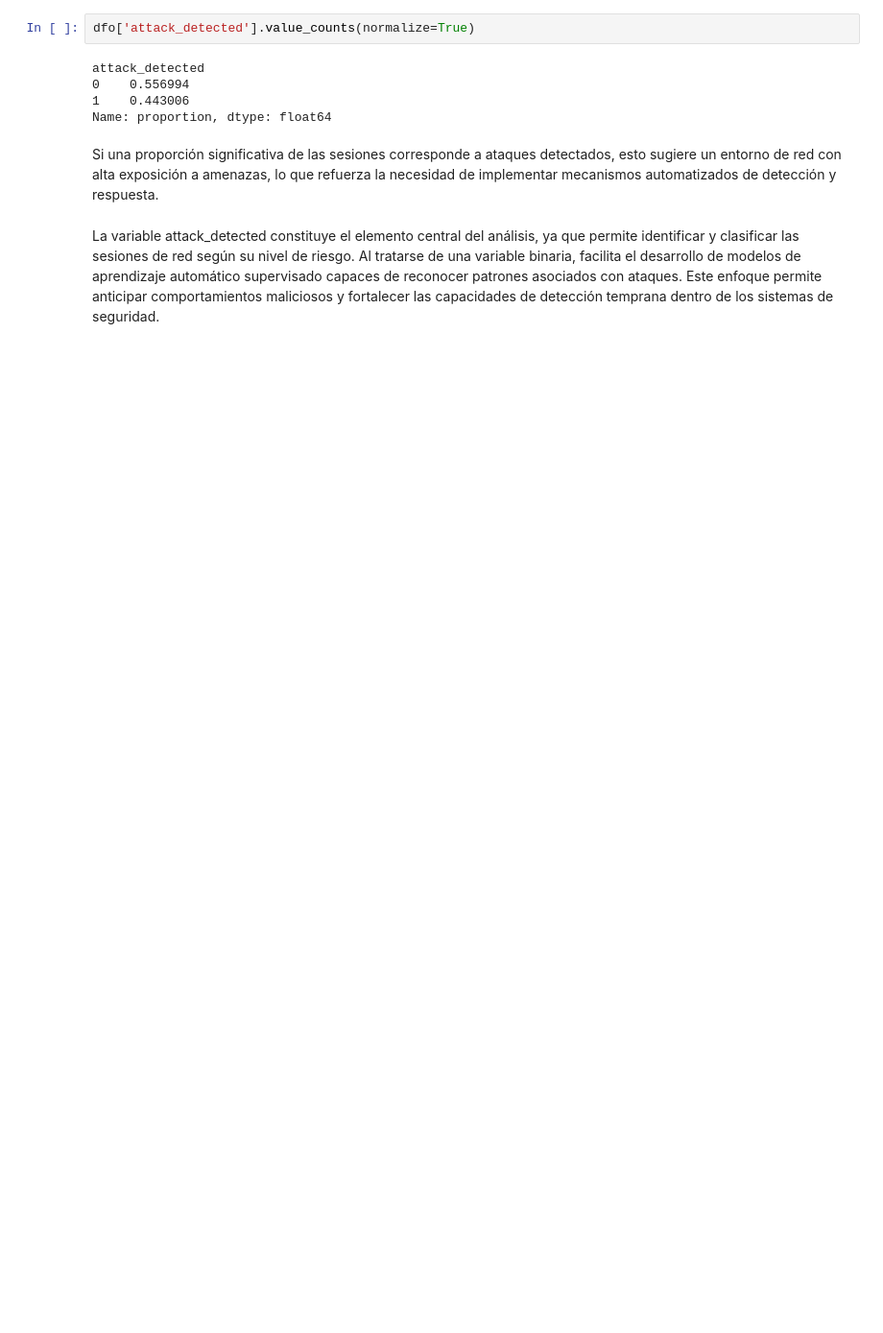
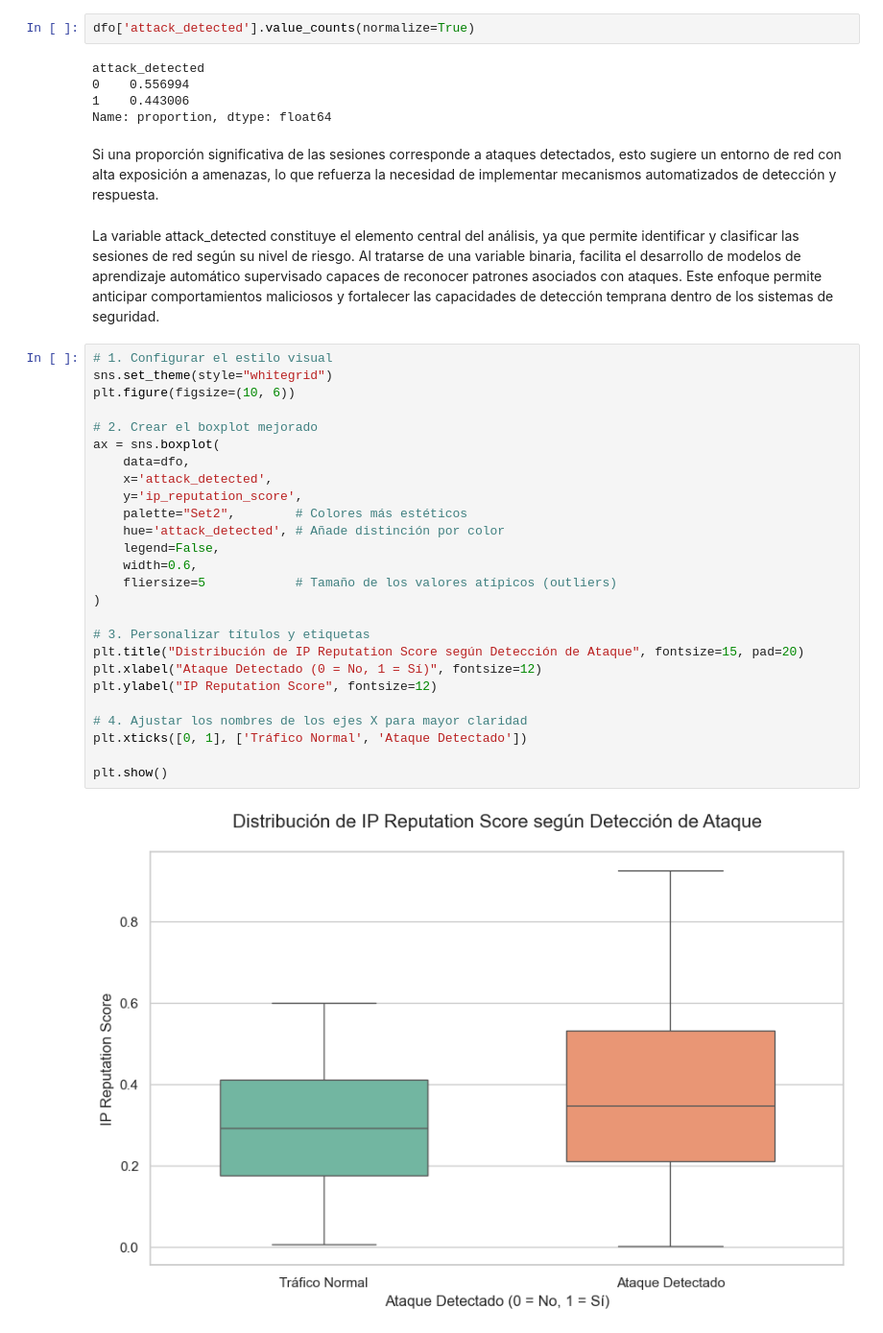
Before and after one commit to paularias652/Practica3Grupo5, a Jupyter notebook: Deber3.ipynb, the cells around one changed output. Shown at 96% size. Drawn from its saved outputs; the diff is of its cells as text; blank space fills up the shorter version.

```diff
--- a/Deber3.ipynb
+++ b/Deber3.ipynb
@@ -327,3 +327,31 @@ Name: proportion, dtype: float64
 Si una proporción significativa de las sesiones corresponde a ataques detectados, esto sugiere un entorno de red con alta exposición a amenazas, lo que refuerza la necesidad de implementar mecanismos automatizados de detección y respuesta.
 # %% [markdown]
 La variable attack_detected constituye el elemento central del análisis, ya que permite identificar y clasificar las sesiones de red según su nivel de riesgo. Al tratarse de una variable binaria, facilita el desarrollo de modelos de aprendizaje automático supervisado capaces de reconocer patrones asociados con ataques. Este enfoque permite anticipar comportamientos maliciosos y fortalecer las capacidades de detección temprana dentro de los sistemas de seguridad.
+# %%
+# 1. Configurar el estilo visual
+sns.set_theme(style="whitegrid")
+plt.figure(figsize=(10, 6))
+
+# 2. Crear el boxplot mejorado
+ax = sns.boxplot(
+    data=dfo,
+    x='attack_detected',
+    y='ip_reputation_score',
+    palette="Set2",        # Colores más estéticos
+    hue='attack_detected', # Añade distinción por color
+    legend=False,
+    width=0.6,
+    fliersize=5            # Tamaño de los valores atípicos (outliers)
+)
+
+# 3. Personalizar títulos y etiquetas
+plt.title("Distribución de IP Reputation Score según Detección de Ataque", fontsize=15, pad=20)
+plt.xlabel("Ataque Detectado (0 = No, 1 = Sí)", fontsize=12)
+plt.ylabel("IP Reputation Score", fontsize=12)
+
+# 4. Ajustar los nombres de los ejes X para mayor claridad
+plt.xticks([0, 1], ['Tráfico Normal', 'Ataque Detectado'])
+
+plt.show()
+# %% [output]
+[figure, added]
```
